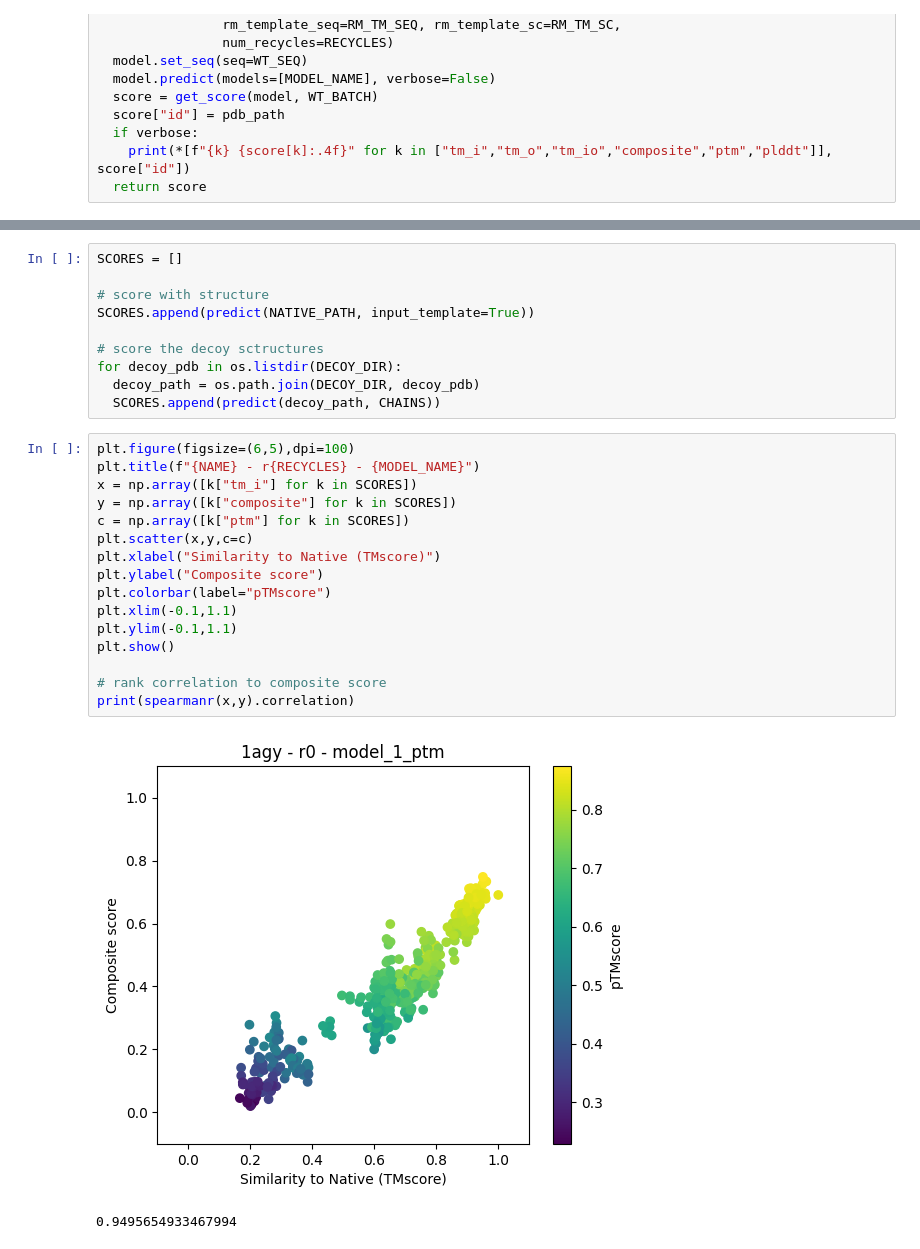
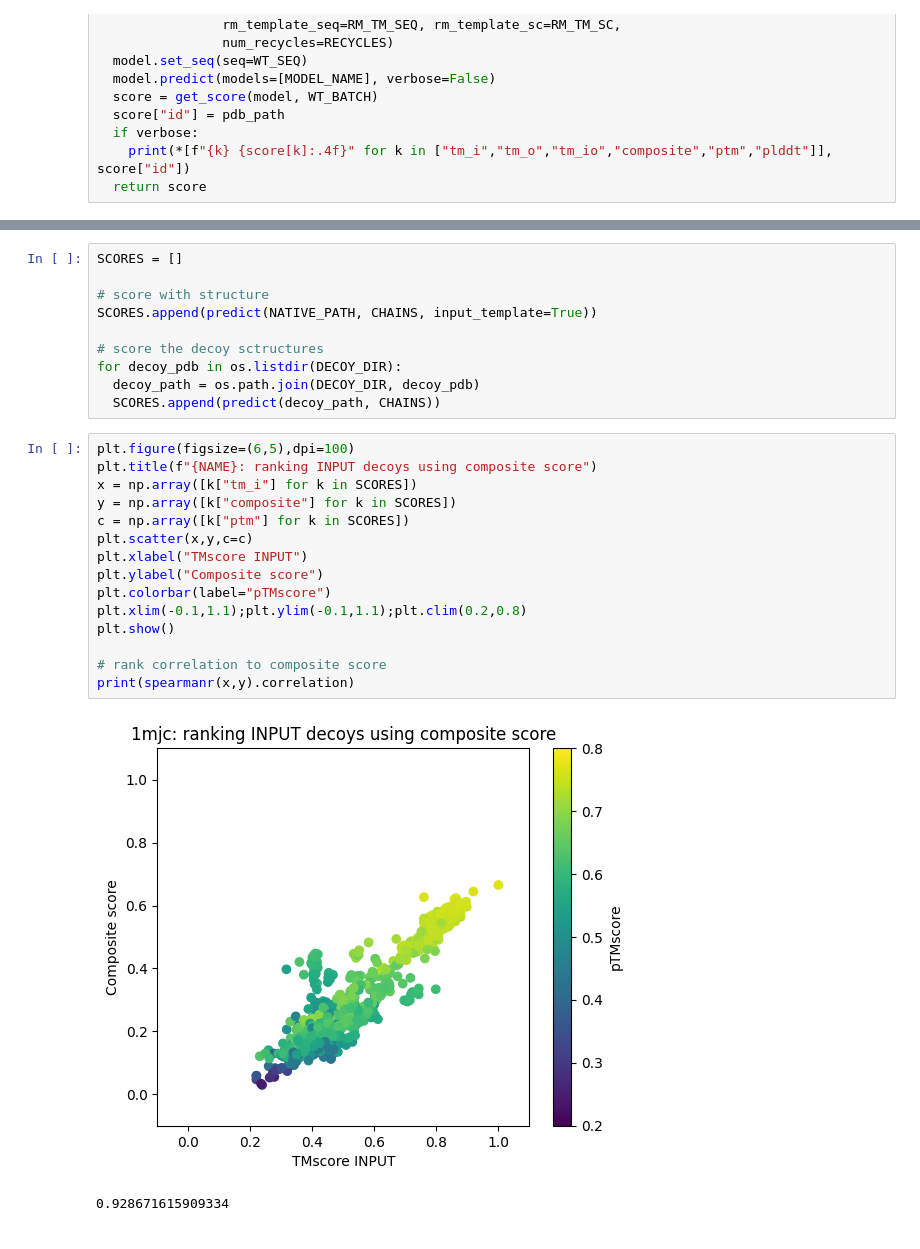
Before and after one commit to sokrypton/ColabDesign, a Jupyter notebook: af/examples/AF2Rank.ipynb, the cells around one changed output, grey strips where cells are left out. Cells and saved outputs as stored; diff of their text form.

```diff
--- a/af/examples/AF2Rank.ipynb
+++ b/af/examples/AF2Rank.ipynb
@@ -136,7 +136,7 @@ tm_i 1.0000 tm_o 0.2987 tm_io 0.2987 composite 0.0356 ptm 0.3401 plddt 0.3501 1a
 SCORES = []
 
 # score with structure
-SCORES.append(predict(NATIVE_PATH, input_template=True))
+SCORES.append(predict(NATIVE_PATH, CHAINS, input_template=True))
 
 # score the decoy sctructures
 for decoy_pdb in os.listdir(DECOY_DIR):
@@ -144,21 +144,20 @@ for decoy_pdb in os.listdir(DECOY_DIR):
   SCORES.append(predict(decoy_path, CHAINS))
 # %%
 plt.figure(figsize=(6,5),dpi=100)
-plt.title(f"{NAME} - r{RECYCLES} - {MODEL_NAME}")
+plt.title(f"{NAME}: ranking INPUT decoys using composite score")
 x = np.array([k["tm_i"] for k in SCORES])
 y = np.array([k["composite"] for k in SCORES])
 c = np.array([k["ptm"] for k in SCORES])
 plt.scatter(x,y,c=c)
-plt.xlabel("Similarity to Native (TMscore)")
+plt.xlabel("TMscore INPUT")
 plt.ylabel("Composite score")
 plt.colorbar(label="pTMscore")
-plt.xlim(-0.1,1.1)
-plt.ylim(-0.1,1.1)
+plt.xlim(-0.1,1.1);plt.ylim(-0.1,1.1);plt.clim(0.2,0.8)
 plt.show()
 
 # rank correlation to composite score
 print(spearmanr(x,y).correlation)
 # %% [output]
-[figure, old version]
+[figure, new version]
-0.9495654933467994
+0.928671615909334
 # %%
```
Also changed, not shown: parts of 4 cells of this notebook.
